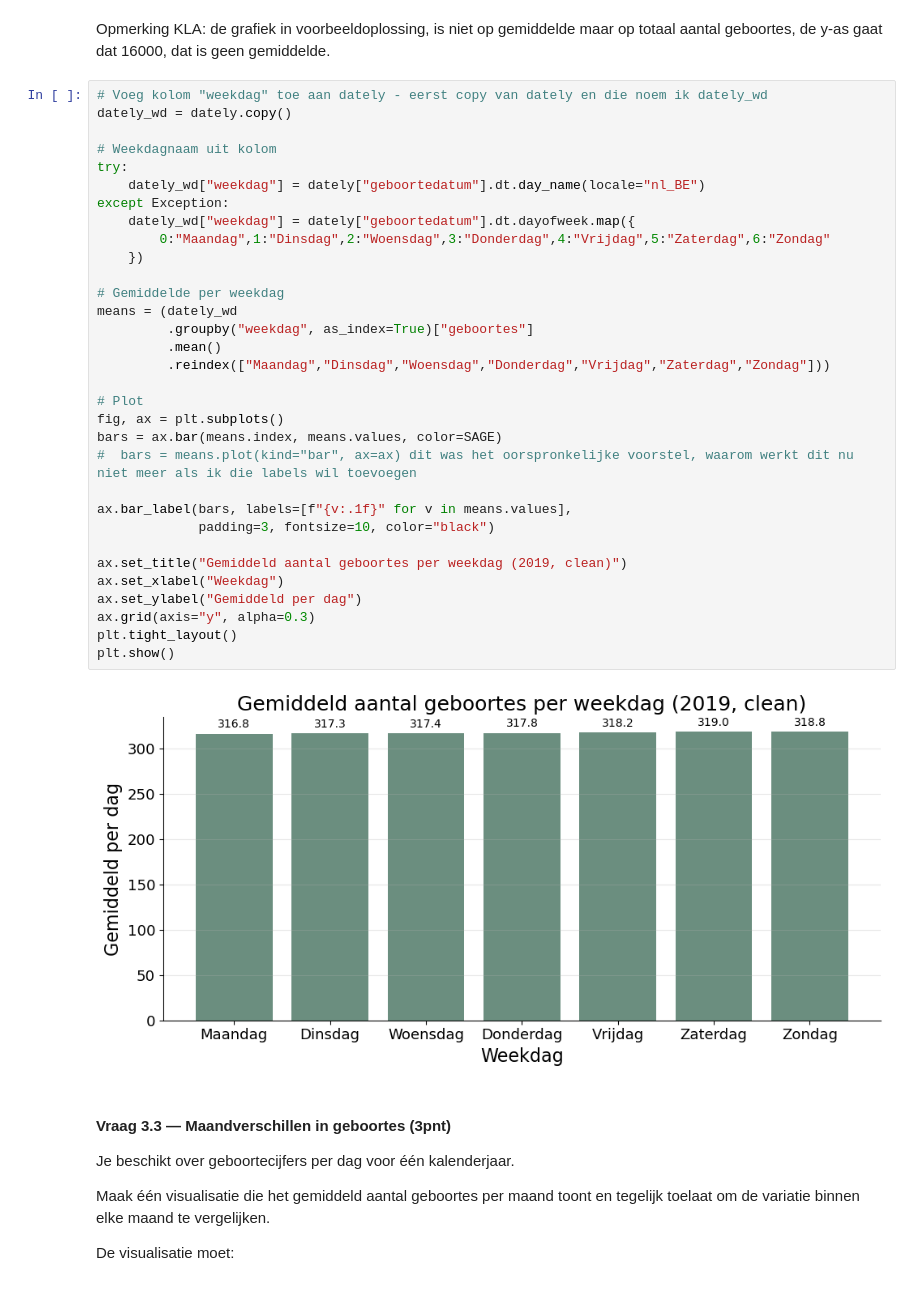
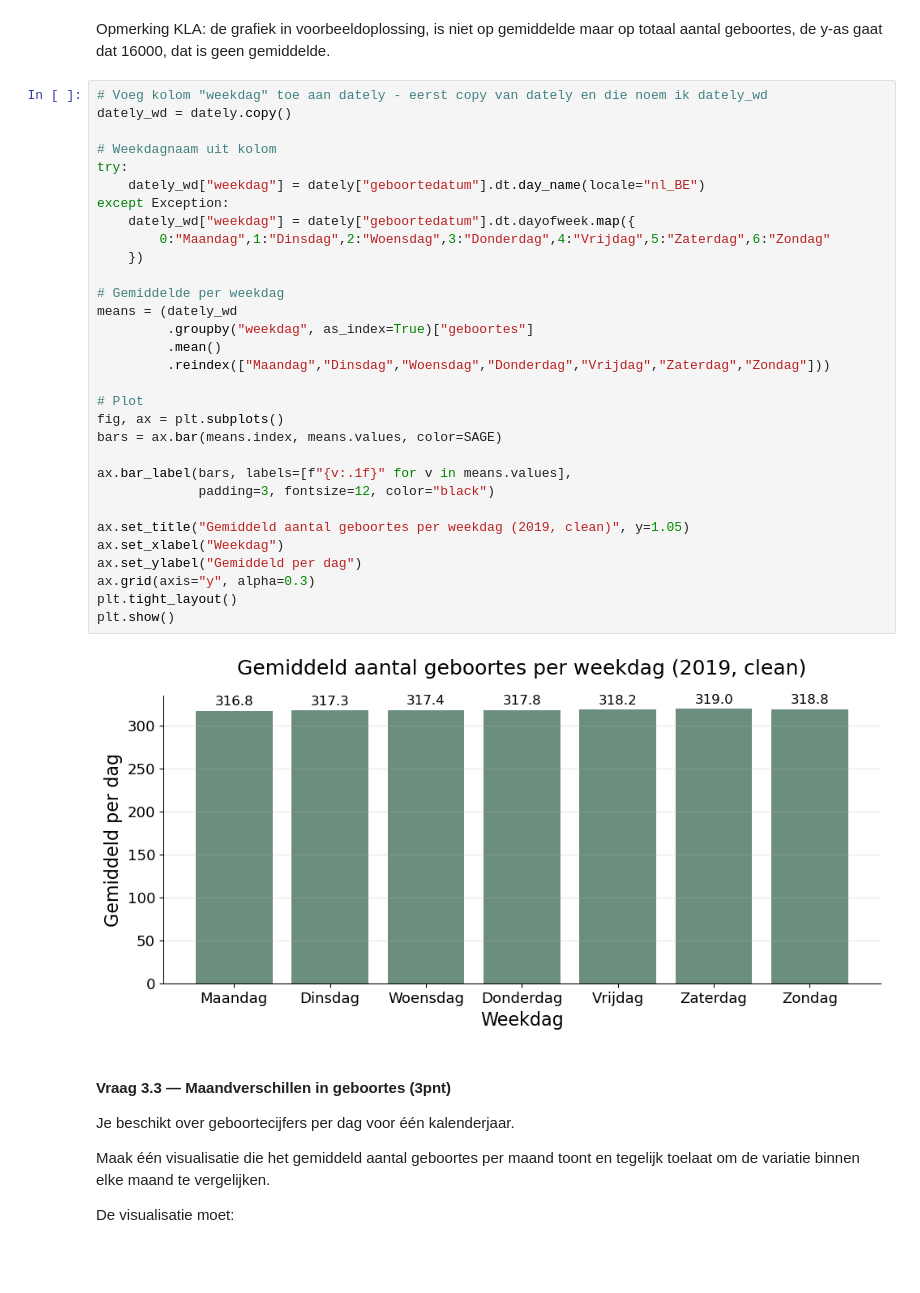
Before and after one commit to karenlauwers/syntra_ds_examen, a Jupyter notebook: notebooks/opgave.ipynb, the cells around one changed output. Cells and saved outputs as stored; diff of their text form; blank space fills up the shorter version.

```diff
--- a/notebooks/opgave.ipynb
+++ b/notebooks/opgave.ipynb
@@ -711,37 +649,36 @@ Opmerking KLA: de grafiek in voorbeeldoplossing, is niet op gemiddelde maar op t
 # %%
 # Voeg kolom "weekdag" toe aan dately - eerst copy van dately en die noem ik dately_wd
 dately_wd = dately.copy()
 
 # Weekdagnaam uit kolom
 try:
     dately_wd["weekdag"] = dately["geboortedatum"].dt.day_name(locale="nl_BE")
 except Exception:
     dately_wd["weekdag"] = dately["geboortedatum"].dt.dayofweek.map({
         0:"Maandag",1:"Dinsdag",2:"Woensdag",3:"Donderdag",4:"Vrijdag",5:"Zaterdag",6:"Zondag"
     })
 
 # Gemiddelde per weekdag
 means = (dately_wd
          .groupby("weekdag", as_index=True)["geboortes"]
          .mean()
          .reindex(["Maandag","Dinsdag","Woensdag","Donderdag","Vrijdag","Zaterdag","Zondag"]))
 
 # Plot
 fig, ax = plt.subplots()
 bars = ax.bar(means.index, means.values, color=SAGE)
-#  bars = means.plot(kind="bar", ax=ax) dit was het oorspronkelijke voorstel, waarom werkt dit nu niet meer als ik die labels wil toevoegen
 
 ax.bar_label(bars, labels=[f"{v:.1f}" for v in means.values],
-             padding=3, fontsize=10, color="black")
+             padding=3, fontsize=12, color="black")
 
-ax.set_title("Gemiddeld aantal geboortes per weekdag (2019, clean)")
+ax.set_title("Gemiddeld aantal geboortes per weekdag (2019, clean)", y=1.05)
 ax.set_xlabel("Weekdag")
 ax.set_ylabel("Gemiddeld per dag")
 ax.grid(axis="y", alpha=0.3)
 plt.tight_layout()
 plt.show()
 # %% [output]
-[figure, old version]
+[figure, new version]
 # %% [markdown]
 #### Vraag 3.3 — Maandverschillen in geboortes (3pnt)
 
```
Also changed, not shown: parts of 12 cells of this notebook.
